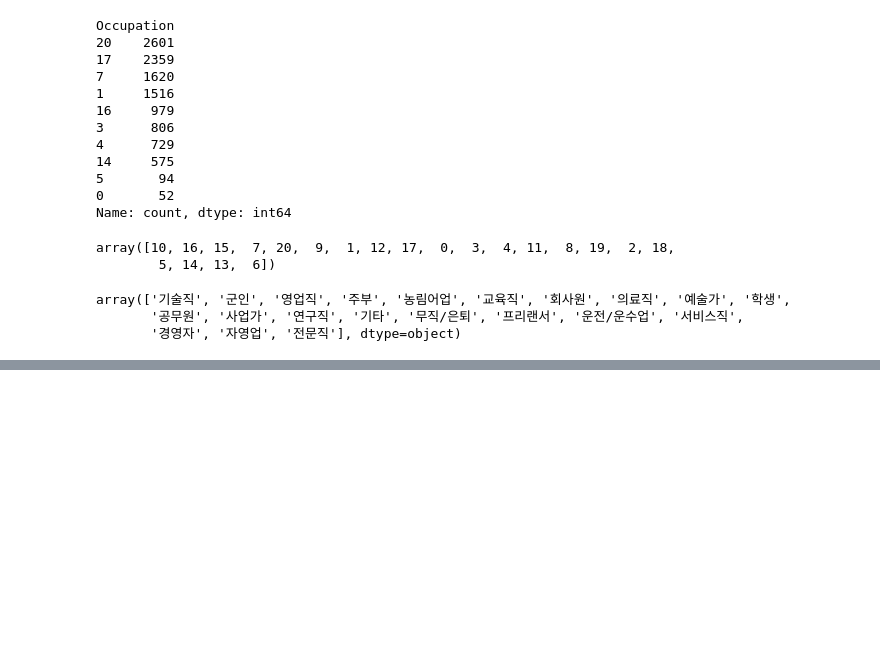
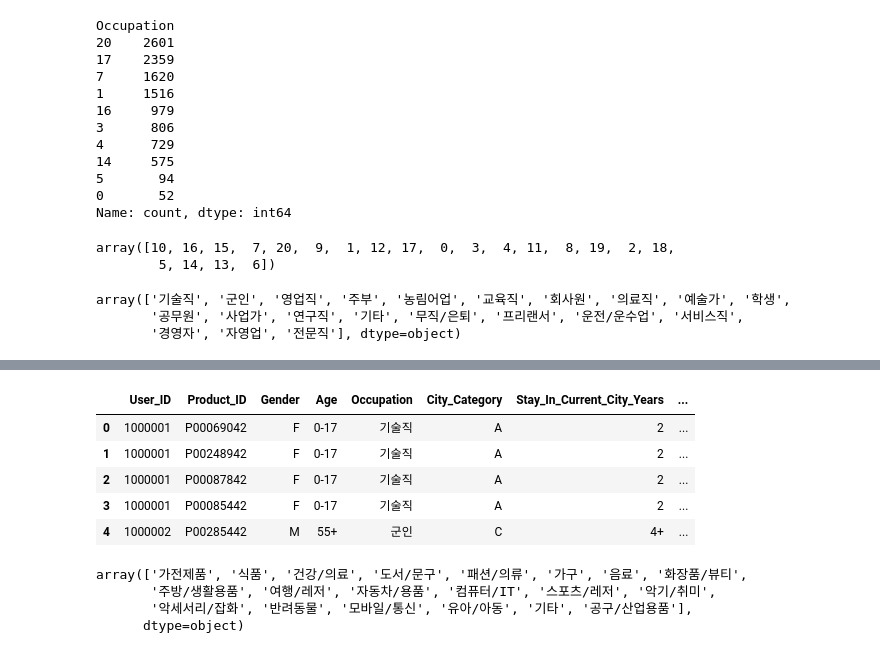
Before and after one commit to minsangggg/Data_Analysis, a Jupyter notebook: 사용자 데이터 분석.ipynb, the cells around one changed output, grey strips where cells are left out. Drawn from its saved outputs; the diff is of its cells as text; code cells hidden in the pictures; blank space fills up the shorter version.

```diff
--- a/사용자 데이터 분석.ipynb
+++ b/사용자 데이터 분석.ipynb
@@ -238,0 +255,40 @@ array(['기술직', '군인', '영업직', '주부', '농림어업', '교육직'
+# %%
+product_category_map={
+    1: "식품",
+    2: "음료",
+    3: "가전제품",
+    4: "가구",
+    5: "패션/의류",
+    6: "화장품/뷰티",
+    7: "스포츠/레저",
+    8: "도서/문구",
+    9: "유아/아동",
+    10: "반려동물",
+    11: "여행/레저",
+    12: "건강/의료",
+    13: "자동차/용품",
+    14: "주방/생활용품",
+    15: "컴퓨터/IT",
+    16: "악기/취미",
+    17: "모바일/통신",
+    18: "악세서리/잡화",
+    19: "공구/산업용품",
+    20: "기타"
+    }
+# %%
+df['Product_Category']=df['Product_Category'].map(product_category_map)
+df.head(5)
+# %% [output]
+|  | User_ID | Product_ID | Gender | Age | Occupation | City_Category | Stay_In_Current_City_Years | ... |
+| 0 | 1000001 | P00069042 | F | 0-17 | 기술직 | A | 2 | ... |
+| 1 | 1000001 | P00248942 | F | 0-17 | 기술직 | A | 2 | ... |
+| 2 | 1000001 | P00087842 | F | 0-17 | 기술직 | A | 2 | ... |
+| 3 | 1000001 | P00085442 | F | 0-17 | 기술직 | A | 2 | ... |
+| 4 | 1000002 | P00285442 | M | 55+ | 군인 | C | 4+ | ... |
+# %%
+df['Product_Category'].unique()  #데이터 타입 변경완료.
+# %% [output]
+array(['가전제품', '식품', '건강/의료', '도서/문구', '패션/의류', '가구', '음료', '화장품/뷰티',
+       '주방/생활용품', '여행/레저', '자동차/용품', '컴퓨터/IT', '스포츠/레저', '악기/취미',
+       '악세서리/잡화', '반려동물', '모바일/통신', '유아/아동', '기타', '공구/산업용품'],
+      dtype=object)
```
Also changed, not shown: parts of 4 cells of this notebook.
